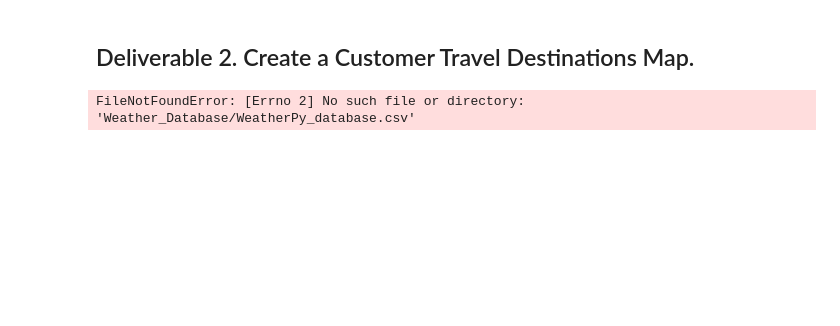
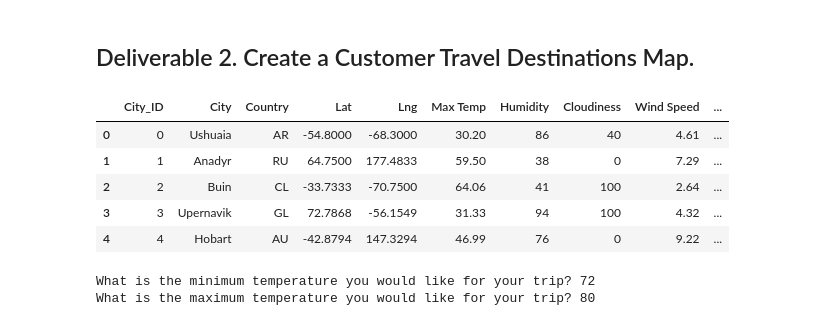
Before and after one commit to AyseH/World_Weather_Analysis, a Jupyter notebook: Vacation_Search/Vacation_Search.ipynb, the cells around one changed output. Cells and saved outputs as stored; diff of their text form; code cells hidden in the pictures; blank space fills up the shorter version.

```diff
--- a/Vacation_Search/Vacation_Search.ipynb
+++ b/Vacation_Search/Vacation_Search.ipynb
@@ -13,15 +13,23 @@ from config import g_key
 gmaps.configure(api_key=g_key)
 # %%
 # 1. Import the WeatherPy_database.csv file.
-city_data_df = pd.read_csv("Weather_Database/WeatherPy_database.csv")
+city_data_df = pd.read_csv("../Weather_Database/WeatherPy_Database.csv")
 city_data_df.head()
 # %% [output]
-FileNotFoundError: [Errno 2] No such file or directory: 'Weather_Database/WeatherPy_database.csv'
+|  | City_ID | City | Country | Lat | Lng | Max Temp | Humidity | Cloudiness | Wind Speed | ... |
+| 0 | 0 | Ushuaia | AR | -54.8000 | -68.3000 | 30.20 | 86 | 40 | 4.61 | ... |
+| 1 | 1 | Anadyr | RU | 64.7500 | 177.4833 | 59.50 | 38 | 0 | 7.29 | ... |
+| 2 | 2 | Buin | CL | -33.7333 | -70.7500 | 64.06 | 41 | 100 | 2.64 | ... |
+| 3 | 3 | Upernavik | GL | 72.7868 | -56.1549 | 31.33 | 94 | 100 | 4.32 | ... |
+| 4 | 4 | Hobart | AU | -42.8794 | 147.3294 | 46.99 | 76 | 0 | 9.22 | ... |
 # %%
 # 2. Prompt the user to enter minimum and maximum temperature criteria
- Ask the customer to add a minimum and maximum temperature value.
+
 min_temp = float(input("What is the minimum temperature you would like for your trip? "))
 max_temp = float(input("What is the maximum temperature you would like for your trip? "))
+# %% [output]
+What is the minimum temperature you would like for your trip? 72
+What is the maximum temperature you would like for your trip? 80
 # %%
 # 3. Filter the city_data_df DataFrame using the input statements to create a new DataFrame using the loc method.
 preferred_cities_df = city_data_df.loc[(city_data_df["Max Temp"] <= max_temp) & (city_data_df["Max Temp"]>=min_temp)]
```
Also changed, not shown: parts of 9 cells of this notebook, 5 other files.
